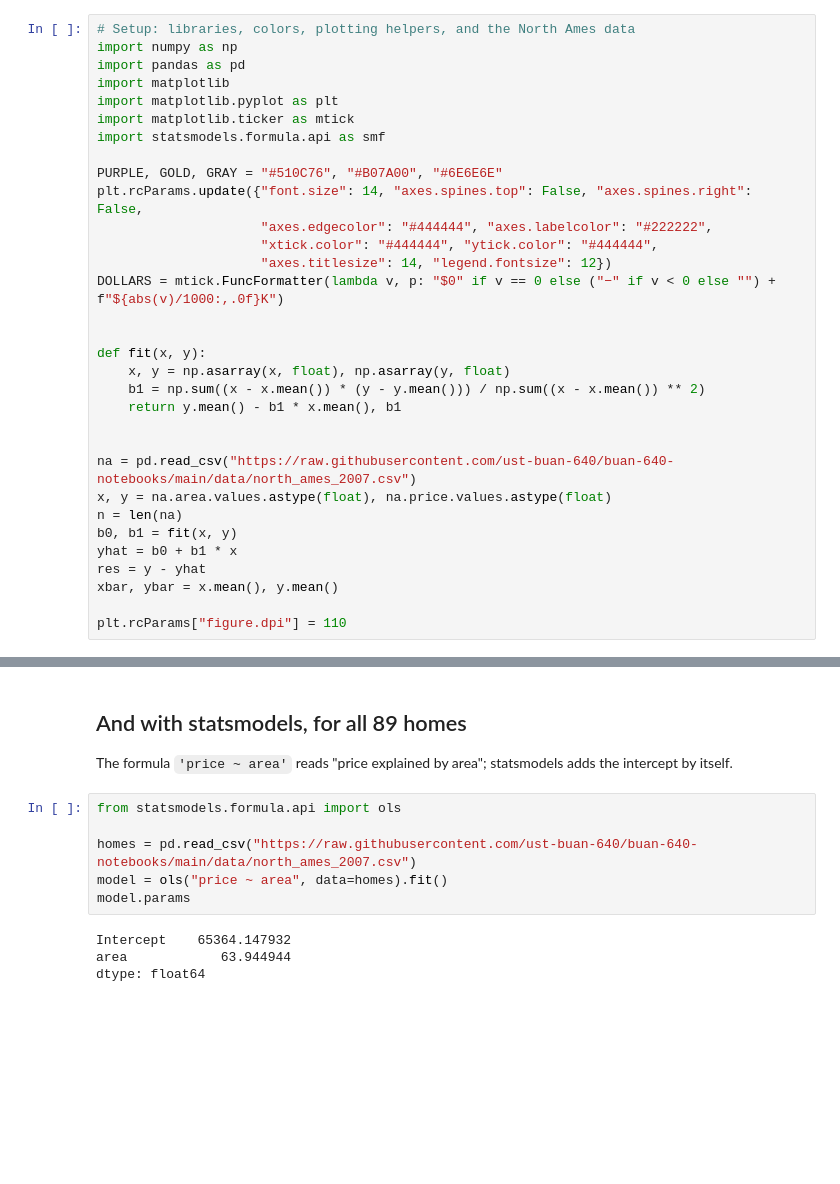
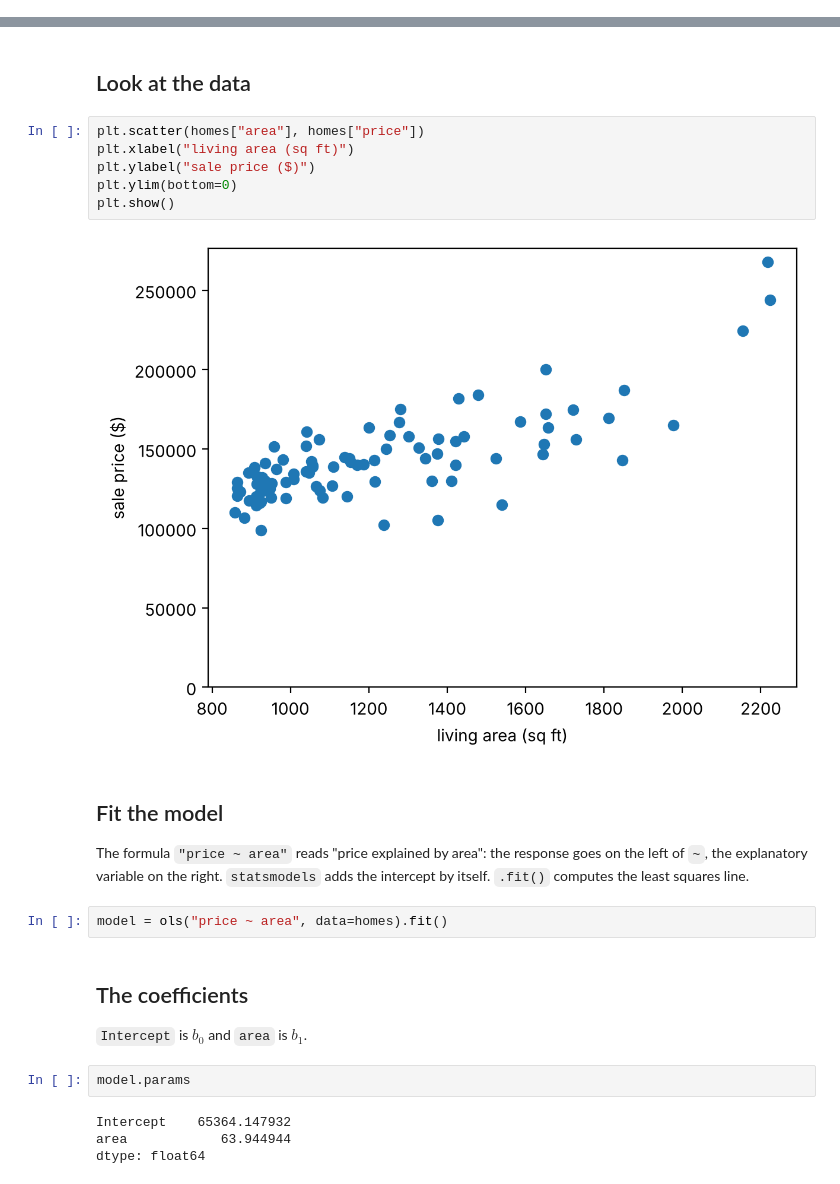
Before and after one commit to ust-buan-640/buan-640-notebooks, a Jupyter notebook: notebooks/m11-3-computing-the-line.ipynb, the cells around one changed output, grey strips where cells are left out. Drawn from its saved outputs; the diff is of its cells as text; blank space fills up the shorter version.

```diff
--- a/notebooks/m11-3-computing-the-line.ipynb
+++ b/notebooks/m11-3-computing-the-line.ipynb
@@ -5,32 +4,0 @@
-# %%
-# Setup: libraries, colors, plotting helpers, and the North Ames data
-import numpy as np
-import pandas as pd
-import matplotlib
-import matplotlib.pyplot as plt
-import matplotlib.ticker as mtick
-import statsmodels.formula.api as smf
-
-PURPLE, GOLD, GRAY = "#510C76", "#B07A00", "#6E6E6E"
-plt.rcParams.update({"font.size": 14, "axes.spines.top": False, "axes.spines.right": False,
-                     "axes.edgecolor": "#444444", "axes.labelcolor": "#222222",
-                     "xtick.color": "#444444", "ytick.color": "#444444",
-                     "axes.titlesize": 14, "legend.fontsize": 12})
-DOLLARS = mtick.FuncFormatter(lambda v, p: "$0" if v == 0 else ("−" if v < 0 else "") + f"${abs(v)/1000:,.0f}K")
-
-
-def fit(x, y):
-    x, y = np.asarray(x, float), np.asarray(y, float)
-    b1 = np.sum((x - x.mean()) * (y - y.mean())) / np.sum((x - x.mean()) ** 2)
-    return y.mean() - b1 * x.mean(), b1
-
-
-na = pd.read_csv("https://raw.githubusercontent.com/ust-buan-640/buan-640-notebooks/main/data/north_ames_2007.csv")
-x, y = na.area.values.astype(float), na.price.values.astype(float)
-n = len(na)
-b0, b1 = fit(x, y)
-yhat = b0 + b1 * x
-res = y - yhat
-xbar, ybar = x.mean(), y.mean()
-
-plt.rcParams["figure.dpi"] = 110
@@ -123,14 +43,26 @@ SSxy = 23,661, SSxx = 364,050, b1 = 0.0650, b0 = 65.56
+# %% [markdown]
+## Look at the data
+# %%
+plt.scatter(homes["area"], homes["price"])
+plt.xlabel("living area (sq ft)")
+plt.ylabel("sale price ($)")
+plt.ylim(bottom=0)
+plt.show()
+# %% [output]
+[figure, added]
 # %% [markdown]
-## And with statsmodels, for all 89 homes
+## Fit the model
 
-The formula `'price ~ area'` reads "price explained by area"; statsmodels adds the intercept by itself.
+The formula `"price ~ area"` reads "price explained by area": the response goes on the left of `~`, the explanatory variable on the right. `statsmodels` adds the intercept by itself. `.fit()` computes the least squares line.
-# %%
-from statsmodels.formula.api import ols
-
-homes = pd.read_csv("https://raw.githubusercontent.com/ust-buan-640/buan-640-notebooks/main/data/north_ames_2007.csv")
-model = ols("price ~ area", data=homes).fit()
-model.params
-# %% [output]
-Intercept    65364.147932
-area            63.944944
-dtype: float64
+# %%
+model = ols("price ~ area", data=homes).fit()
+# %% [markdown]
+## The coefficients
+
+`Intercept` is $b_0$ and `area` is $b_1$.
+# %%
+model.params
+# %% [output]
+Intercept    65364.147932
+area            63.944944
+dtype: float64
```
Also changed, not shown: parts of 21 cells of this notebook.
